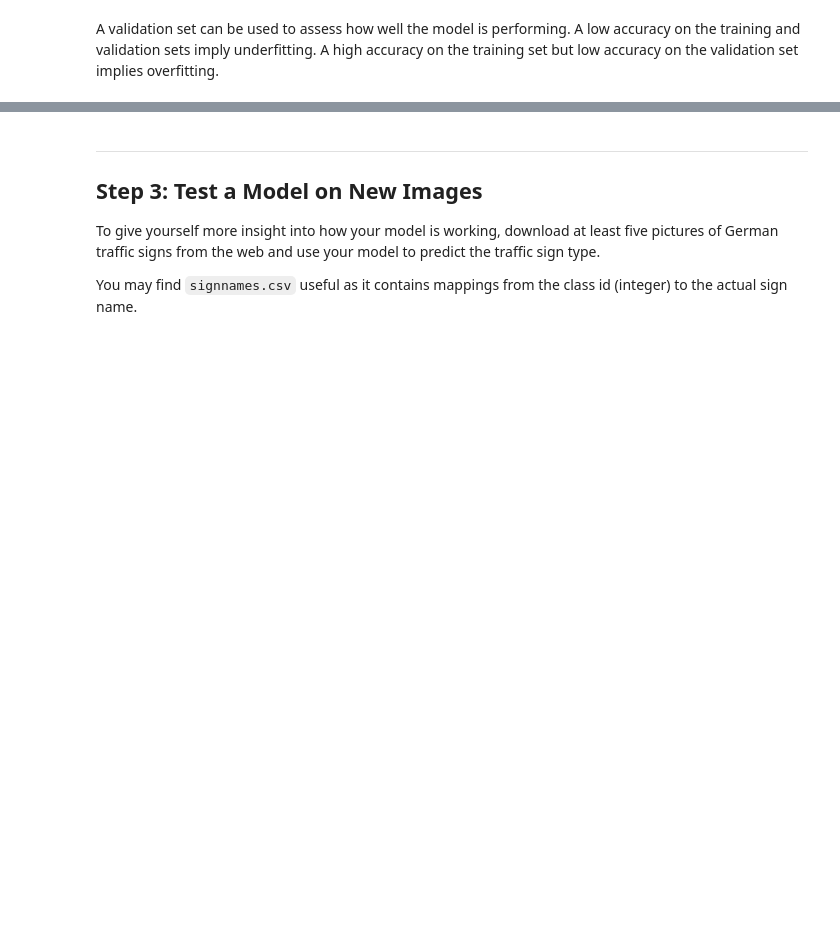
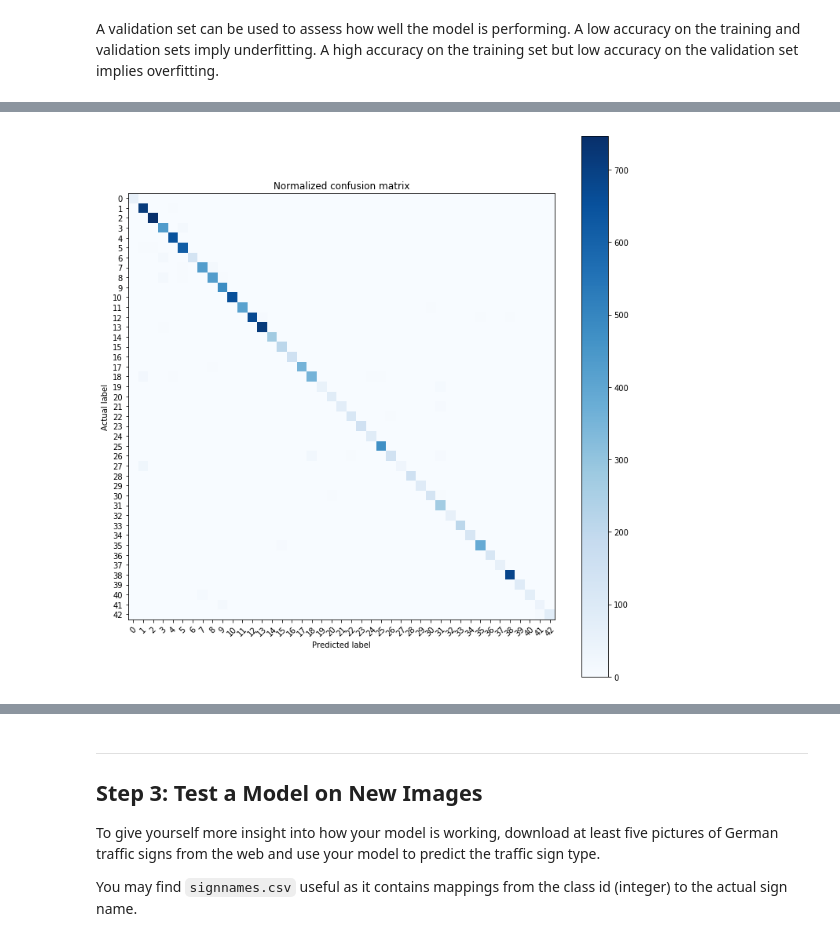
Before and after one commit to salvatorecampagna/CarND, a Jupyter notebook: term1/Traffic_Sign_Classifier/Traffic_Sign_Classifier.ipynb, the cells around one changed output, grey strips where cells are left out. Drawn from its saved outputs; the diff is of its cells as text; code cells hidden in the pictures; blank space fills up the shorter version.

Commit message:
Traffic sign classifier code cleanup

```diff
--- a/term1/Traffic_Sign_Classifier/Traffic_Sign_Classifier.ipynb
+++ b/term1/Traffic_Sign_Classifier/Traffic_Sign_Classifier.ipynb
@@ -321,0 +330,13 @@ y_test shape: (12630,)
+# %%
+# Reshape the training, validation and test set so to match the
+# input shape required by the model (None, 32, 32, 1)
+X_train = X_train.reshape(-1, 32, 32, 1)
+X_valid = X_valid.reshape(-1, 32, 32, 1)
+X_test = X_test.reshape(-1, 32, 32, 1)
+
+print("X_train shape: {0}".format(X_train.shape))
+print("y_train shape: {0}".format(y_train.shape))
+print("X_valid shape: {0}".format(X_valid.shape))
+print("y_valid shape: {0}".format(y_valid.shape))
+print("X_test shape: {0}".format(X_test.shape))
+print("y_test shape: {0}".format(y_test.shape))
@@ -568,0 +665,45 @@ Test time: 2.8 sec
+# %%
+from sklearn.metrics import confusion_matrix
+import itertools
+
+def plot_confusion_matrix(cm, classes,
+                          normalize=False,
+                          title='Confusion matrix',
+                          cmap=plt.cm.Blues):
+    """
+    Plot the confusion matrix of a classifier.
+    Normalization can be applied by setting `normalize=True`.
+    :param: cm: Confusion matrix
+    :param: classes: List of class labels
+    :param: normalize: Normalize the confusion matrix (True/False)
+    :param: title: Plot title
+    :param: cmap: Confusion matrix color map
+    """
+    plt.figure(figsize=(10, 10))
+    plt.imshow(cm, interpolation='nearest', cmap=cmap)
+    plt.title(title)
+    plt.colorbar()
+    tick_marks = np.arange(len(classes))
+    plt.xticks(tick_marks, classes, rotation=45)
+    plt.yticks(tick_marks, classes)
+
+    if normalize:
+        cm = cm.astype('float') / cm.sum(axis=1)[:, np.newaxis]
+
+    plt.tight_layout()
+    plt.ylabel('Actual label')
+    plt.xlabel('Predicted label')
+    plt.show()
+
+with tf.Session() as session:
+    saver.restore(session, save_path)
+    # Compute predicted and actual labels using the test set
+    pred, actual = session.run((tf.argmax(y_pred, 1), tf.argmax(y_one_hot, 1)), feed_dict={x: X_test, y: y_test, keep_prob: 1.0})
+
+    # Plot normalized confusion matrix
+    conf_matrix = confusion_matrix(actual, pred, labels)
+    class_names = [i for i in range(0, 43, 1)]
+    plot_confusion_matrix(conf_matrix, classes=class_names, normalize=True,
+                      title='Normalized confusion matrix')
+# %% [output]
+[figure, added]
```
Also changed, not shown: parts of 17 cells of this notebook, 7 other files.
